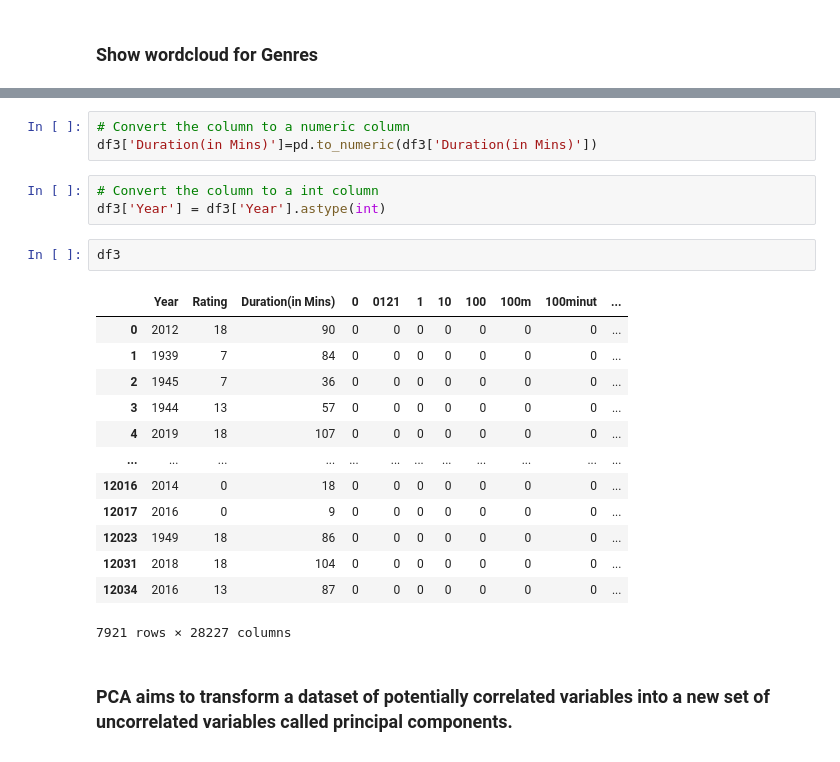
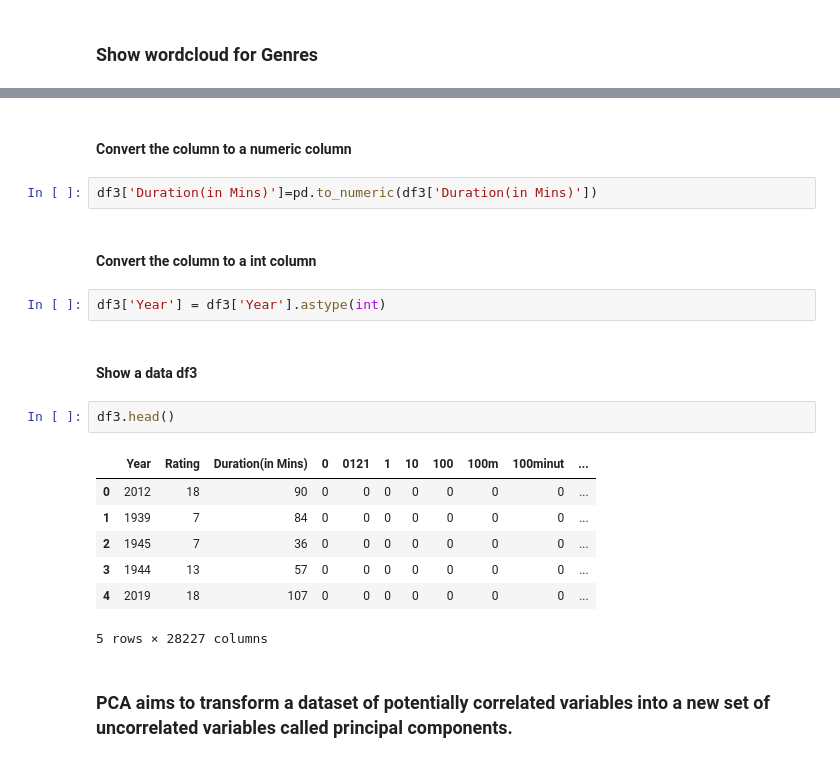
Before and after one commit to ale-rei/reitano-amazon-prime-and-tv-shows, a Jupyter notebook: alessioreitano.ipynb, the cells around one changed output, grey strips where cells are left out. Drawn from its saved outputs; the diff is of its cells as text.

```diff
--- a/alessioreitano.ipynb
+++ b/alessioreitano.ipynb
@@ -509,26 +536,24 @@ plt.show()
 df3 = df2.drop(['Genres','Title','Description','Cast','Director'],axis=1)
+# %% [markdown]
+#### Convert the column to a numeric column
 # %%
-# Convert the column to a numeric column
 df3['Duration(in Mins)']=pd.to_numeric(df3['Duration(in Mins)'])
+# %% [markdown]
+#### Convert the column to a int column
 # %%
-# Convert the column to a int column
 df3['Year'] = df3['Year'].astype(int)
+# %% [markdown]
+#### Show a data df3
 # %%
-df3
+df3.head()
 # %% [output]
 |  | Year | Rating | Duration(in Mins) | 0 | 0121 | 1 | 10 | 100 | 100m | 100minut | ... |
 | 0 | 2012 | 18 | 90 | 0 | 0 | 0 | 0 | 0 | 0 | 0 | ... |
 | 1 | 1939 | 7 | 84 | 0 | 0 | 0 | 0 | 0 | 0 | 0 | ... |
 | 2 | 1945 | 7 | 36 | 0 | 0 | 0 | 0 | 0 | 0 | 0 | ... |
 | 3 | 1944 | 13 | 57 | 0 | 0 | 0 | 0 | 0 | 0 | 0 | ... |
 | 4 | 2019 | 18 | 107 | 0 | 0 | 0 | 0 | 0 | 0 | 0 | ... |
-| ... | ... | ... | ... | ... | ... | ... | ... | ... | ... | ... | ... |
-| 12016 | 2014 | 0 | 18 | 0 | 0 | 0 | 0 | 0 | 0 | 0 | ... |
-| 12017 | 2016 | 0 | 9 | 0 | 0 | 0 | 0 | 0 | 0 | 0 | ... |
-| 12023 | 1949 | 18 | 86 | 0 | 0 | 0 | 0 | 0 | 0 | 0 | ... |
-| 12031 | 2018 | 18 | 104 | 0 | 0 | 0 | 0 | 0 | 0 | 0 | ... |
-| 12034 | 2016 | 13 | 87 | 0 | 0 | 0 | 0 | 0 | 0 | 0 | ... |
-7921 rows × 28227 columns
+5 rows × 28227 columns
 # %% [markdown]
 ### PCA aims to transform a dataset of potentially correlated variables into a new set of uncorrelated variables called principal components.
 # %%
```
Also changed, not shown: parts of 116 cells of this notebook.
